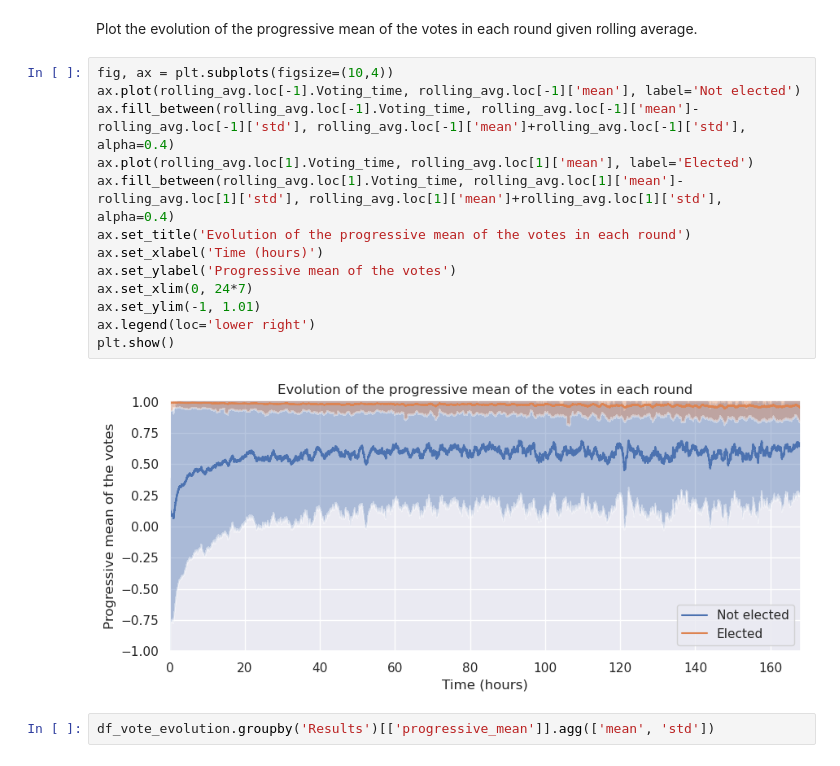
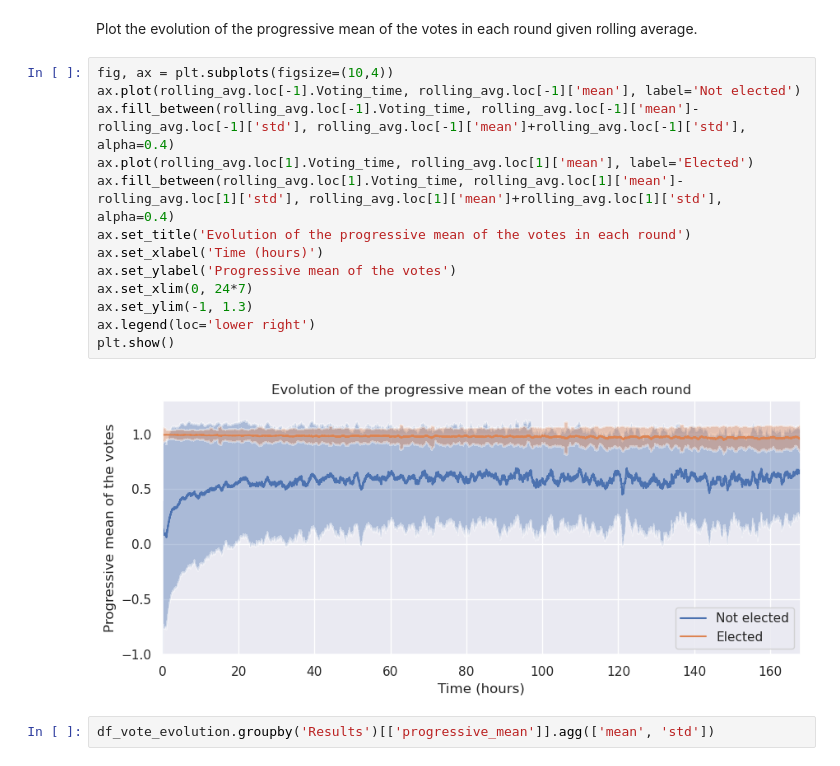
Before and after one commit to epfl-ada/ada-2023-project-abracadabra, a Jupyter notebook: P2_submission.ipynb, the cells around one changed output. Cells and saved outputs as stored; diff of their text form.

```diff
--- a/P2_submission.ipynb
+++ b/P2_submission.ipynb
@@ -542,18 +547,18 @@ Plot the evolution of the progressive mean of the votes in each round given roll
 # %%
 fig, ax = plt.subplots(figsize=(10,4))
 ax.plot(rolling_avg.loc[-1].Voting_time, rolling_avg.loc[-1]['mean'], label='Not elected')
 ax.fill_between(rolling_avg.loc[-1].Voting_time, rolling_avg.loc[-1]['mean']-rolling_avg.loc[-1]['std'], rolling_avg.loc[-1]['mean']+rolling_avg.loc[-1]['std'], alpha=0.4)
 ax.plot(rolling_avg.loc[1].Voting_time, rolling_avg.loc[1]['mean'], label='Elected')
 ax.fill_between(rolling_avg.loc[1].Voting_time, rolling_avg.loc[1]['mean']-rolling_avg.loc[1]['std'], rolling_avg.loc[1]['mean']+rolling_avg.loc[1]['std'], alpha=0.4)
 ax.set_title('Evolution of the progressive mean of the votes in each round')
 ax.set_xlabel('Time (hours)')
 ax.set_ylabel('Progressive mean of the votes')
 ax.set_xlim(0, 24*7)
-ax.set_ylim(-1, 1.01)
+ax.set_ylim(-1, 1.3)
 ax.legend(loc='lower right')
 plt.show()
 # %% [output]
-[figure, old version]
+[figure, new version]
 # %%
 df_vote_evolution.groupby('Results')[['progressive_mean']].agg(['mean', 'std'])
 # %% [output]
```
Also changed, not shown: parts of 28 cells of this notebook, 2 other files.
